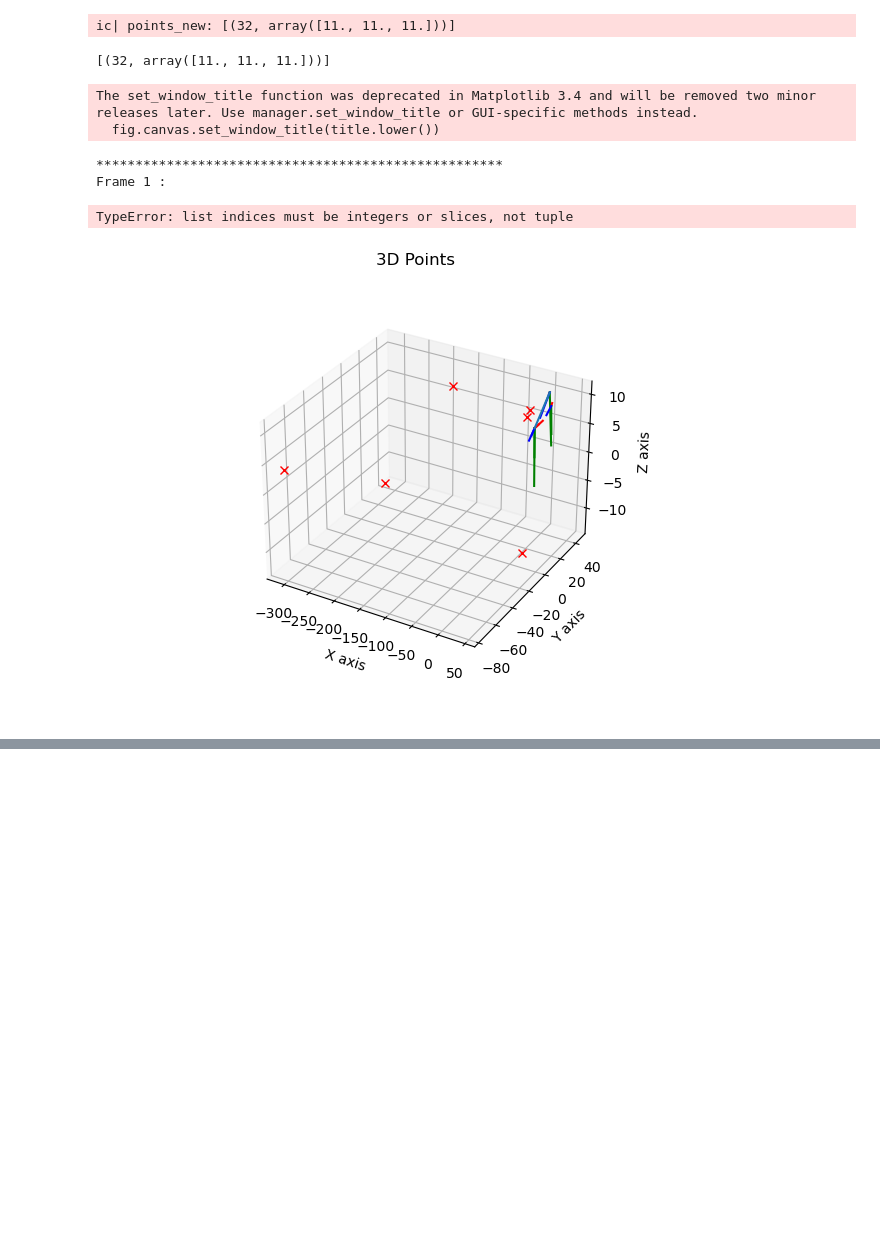
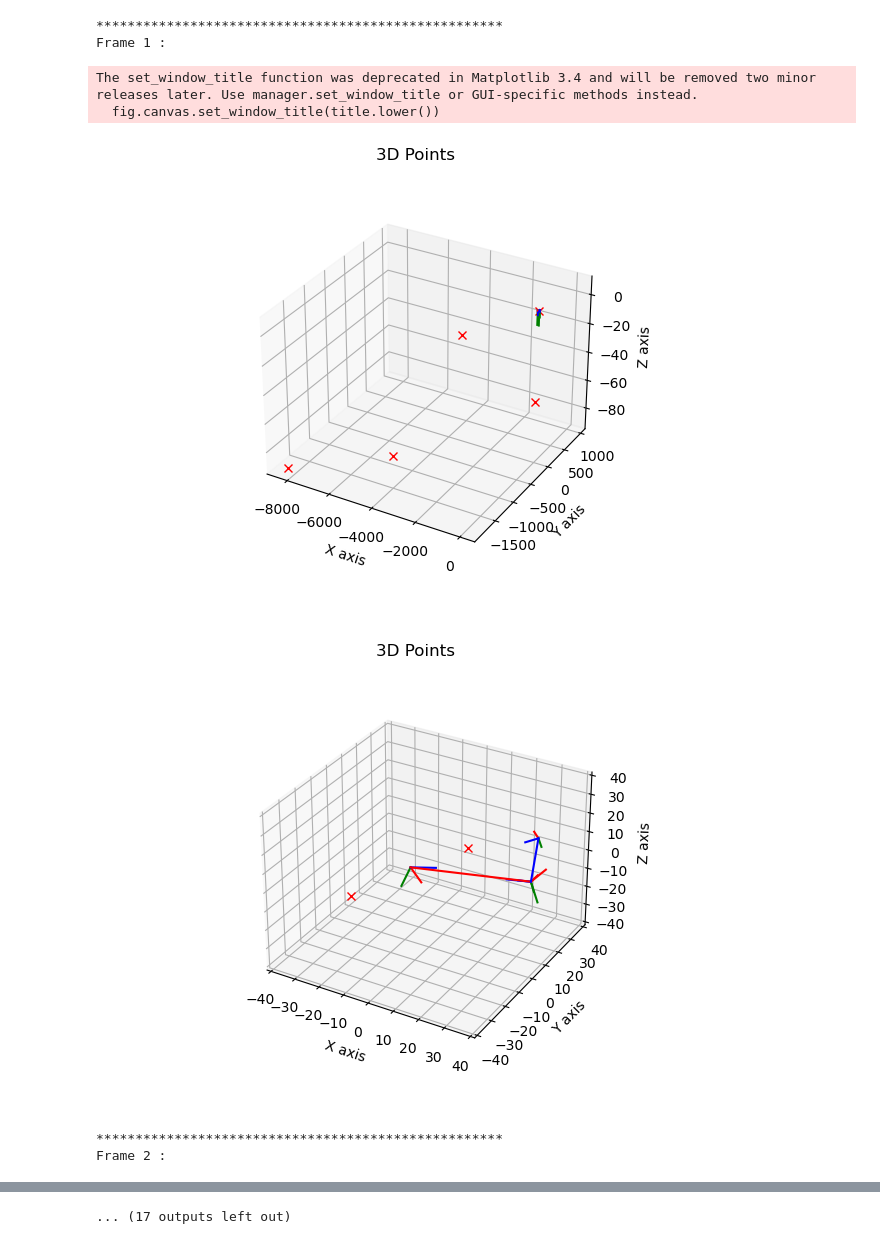
Before and after one commit to gaoxiangluke/PersonalStudyProject, a Jupyter notebook: test.ipynb, the cells around one changed output, grey strips where cells are left out. Cells and saved outputs as stored; diff of their text form; code cells hidden in the pictures; blank space fills up the shorter version.

```diff
--- a/test.ipynb
+++ b/test.ipynb
@@ -81,9 +81,10 @@ measurement_noise = gtsam.noiseModel.Isotropic.Sigma(
 
 # Create the set of ground-truth landmarks
 points = SFMdata.createPoints()
-points += [p for p in points]
-points += [p for p in points]
+points += [p+3 for p in points]
+points += [p+3 for p in points]
 points = [(i, point) for (i, point) in enumerate(points)]
+
 ic(points)
 # Create the set of ground-truth poses
 poses = SFMdata.createPoses(K)
@@ -127,24 +128,9 @@ ic| points: [(0, array([10., 10., 10.])),
-# %%
-rotate = poses[0].rotation()
-translation =  poses[0].rotation()
-newpose =gtsam.Pose3(rotate,np.array([ poses[0].x()+0.1, poses[0].y()+0.1, poses[0].z()+0.1]))
-poses.append(newpose)
-points_new = []
-for i,point in points:
-    points_new.append((len(points) + i,point*1.1))
-    if i == 0:
-        break
-ic(points_new)
-# points = points_new
-# %% [output]
-ic| points_new: [(32, array([11., 11., 11.]))]
-[(32, array([11., 11., 11.]))]
 # %%
 
     #  Loop over the different poses, adding the observations to iSAM incrementally
     for i, pose in enumerate(poses):
         #if i==5:
-        points=points[0:5]
+
         noise = 3
         #Add factors for each landmark observation
         for j, point in points:
@@ -153,13 +139,6 @@ ic| points_new: [(32, array([11., 11., 11.]))]
 
             graph.add(gtsam.GenericProjectionFactorCal3_S2(
                 measurement, measurement_noise, i, 100 + j, K))
-        if i <= 8:
-            for j, point in points_new:
-                camera = gtsam.PinholeCameraCal3_S2(pose, K)
-                measurement = camera.project(point) + np.random.normal(0, noise)
-
-                graph.add(gtsam.GenericProjectionFactorCal3_S2(
-                    measurement, measurement_noise, i, 105, K))
 
 
         # if i == 8:
@@ -198,44 +177,44 @@ ic| points_new: [(32, array([11., 11., 11.]))]
             for j, point in points:
                 initial_estimate.insert(100+j, gtsam.Point3(
                     point[0]-0.25, point[1]+0.20, point[2]+0.15))
-            for j, point in points_new:
-                initial_estimate.insert(105, gtsam.Point3(
-                    point[0]-0.25, point[1]+0.20, point[2]+0.15))
+
         else:
             # Update iSAM with the new factors
             start = time.time()
             isam.update(graph, initial_estimate)
             # Each call to iSAM2 update(*) performs one iteration of the iterative nonlinear solver.
             # If accuracy is desired at the expense of time, update(*) can be called additional
             # times to perform multiple optimizer iterations every step.
             isam.update()
             current_estimate = isam.calculateEstimate()
             optimize_time += time.time()-start
             print("****************************************************")
             print("Frame", i, ":")
             # for j in range(i + 1):
             #     print(X(j), ":", current_estimate.atPose3(X(j)))
 
             # for j in range(len(points)):
             #     print(L(j), ":", current_estimate.atPoint3(L(j)))
 
             # print('===================')
             # print('estimated: ', current_estimate.atPose3(X(i)))
             # print('gt: ', pose)
 
             visual_ISAM2_plot(current_estimate, poses)
 
             # Clear the factor graph and values for the next iteration
             graph.resize(0)
             initial_estimate.clear()
 
     print('optimize_time: ', optimize_time)
     # plt.ioff()
     # plt.show()
 # %% [output]
-The set_window_title function was deprecated in Matplotlib 3.4 and will be removed two minor releases later. Use manager.set_window_title or GUI-specific methods instead.
-  fig.canvas.set_window_title(title.lower())
+****************************************************
+Frame 1 :
-****************************************************
-Frame 1 :
+The set_window_title function was deprecated in Matplotlib 3.4 and will be removed two minor releases later. Use manager.set_window_title or GUI-specific methods instead.
+  fig.canvas.set_window_title(title.lower())
+[figure, new version]
+[figure, added]
-TypeError: list indices must be integers or slices, not tuple
+****************************************************
+Frame 2 :
-[figure, old version]
@@ -241,0 +231 @@ TypeError: list indices must be integers or slices, not tuple
+... (17 outputs left out)
```
Also changed, not shown: parts of 4 cells of this notebook.
